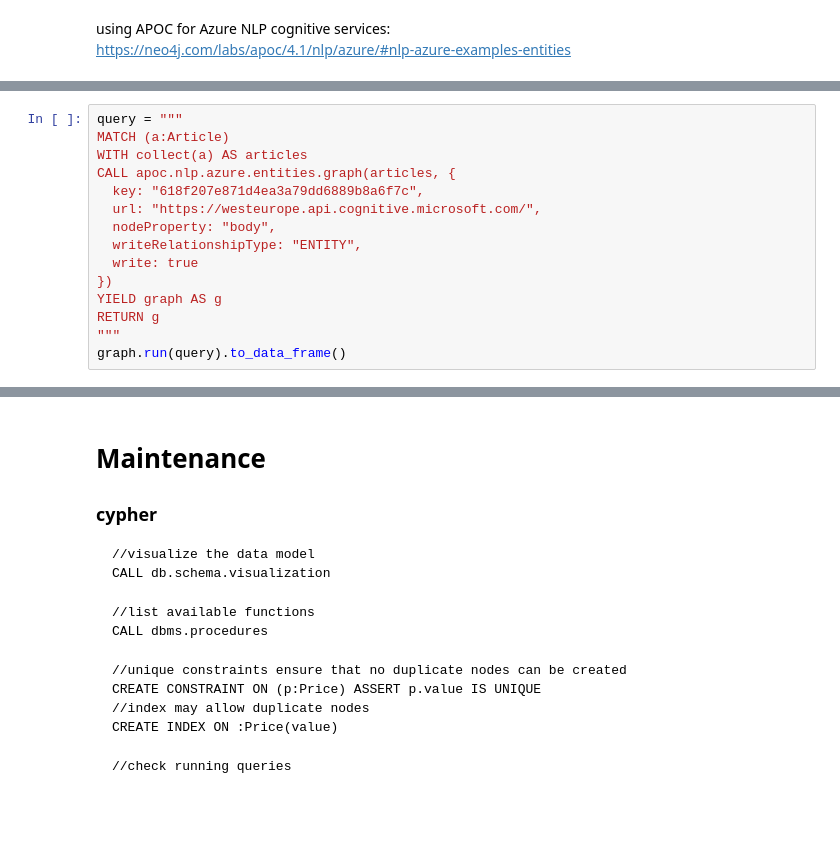
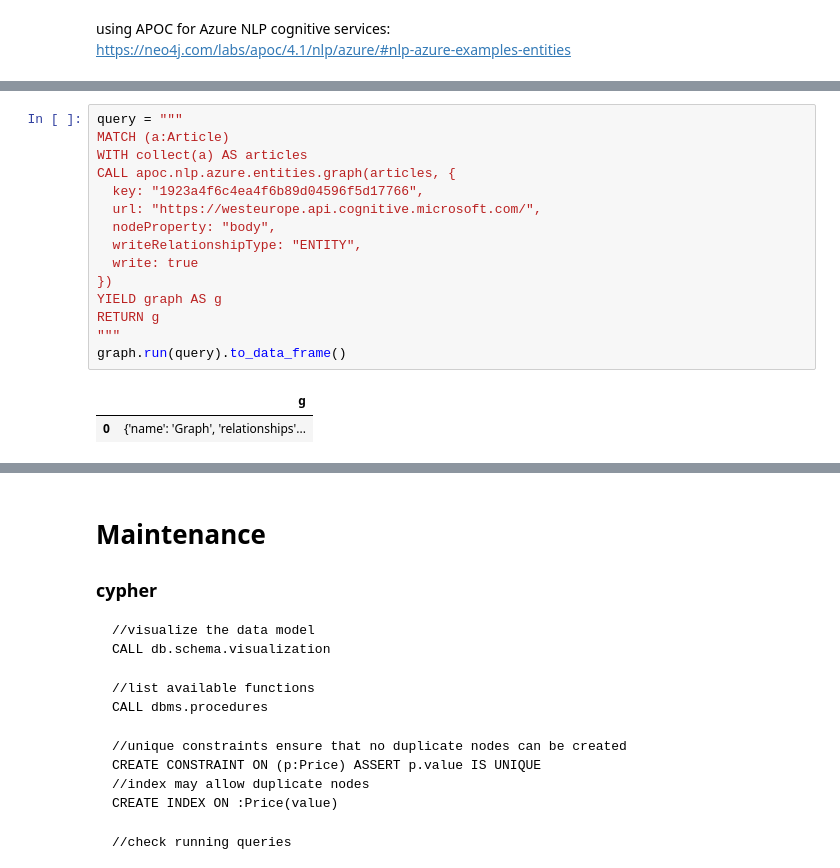
Before and after one commit to albert-kevin/azuremachinelearning, a Jupyter notebook: code/notebooks/howto_Graph.ipynb, the cells around one changed output, grey strips where cells are left out. Saved outputs shown, nothing was run; the diff lists cells and outputs as text; blank space fills up the shorter version.

```diff
--- a/code/notebooks/howto_Graph.ipynb
+++ b/code/notebooks/howto_Graph.ipynb
@@ -1225,18 +1232,21 @@ graph.run(query)
 # %%
 query = """
 MATCH (a:Article)
 WITH collect(a) AS articles
 CALL apoc.nlp.azure.entities.graph(articles, {
-  key: "618f207e871d4ea3a79dd6889b8a6f7c",
+  key: "1923a4f6c4ea4f6b89d04596f5d17766",
   url: "https://westeurope.api.cognitive.microsoft.com/",
   nodeProperty: "body",
   writeRelationshipType: "ENTITY",
   write: true
 })
 YIELD graph AS g
 RETURN g
 """
 graph.run(query).to_data_frame()
+# %% [output]
+|  | g |
+| 0 | {'name': 'Graph', 'relationships'... |
 # %% [markdown]
 ### howto datamodel
 The datamodel design depends on what business questions you need to ask.
```
Also changed, not shown: parts of 37 cells of this notebook.
